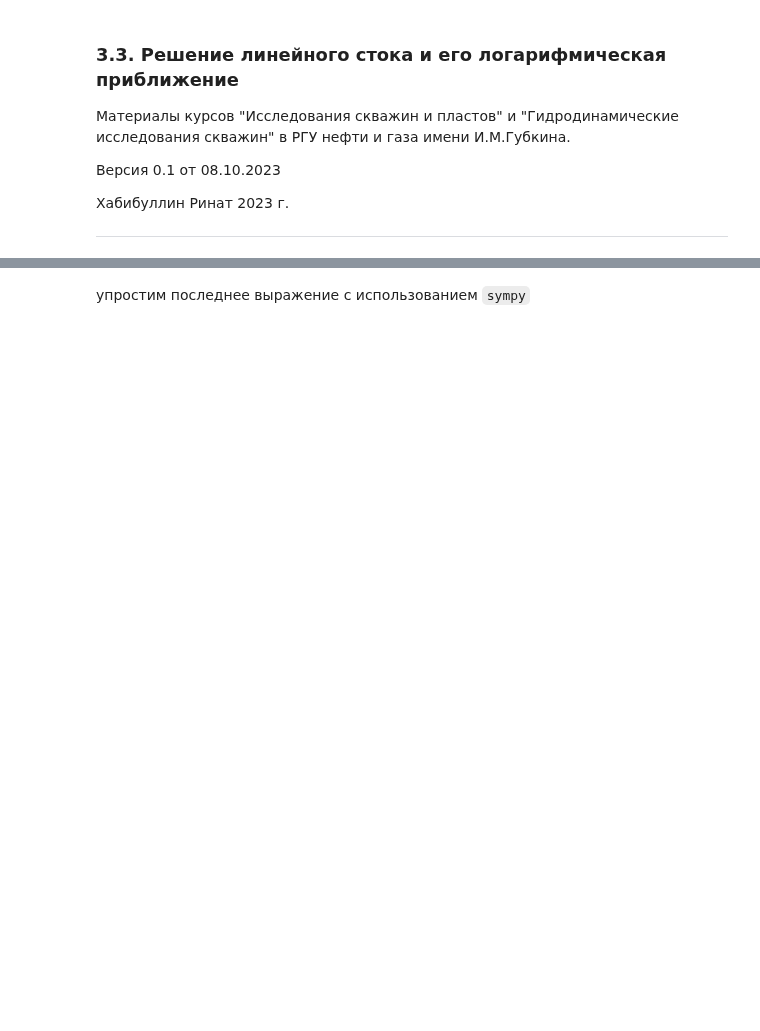
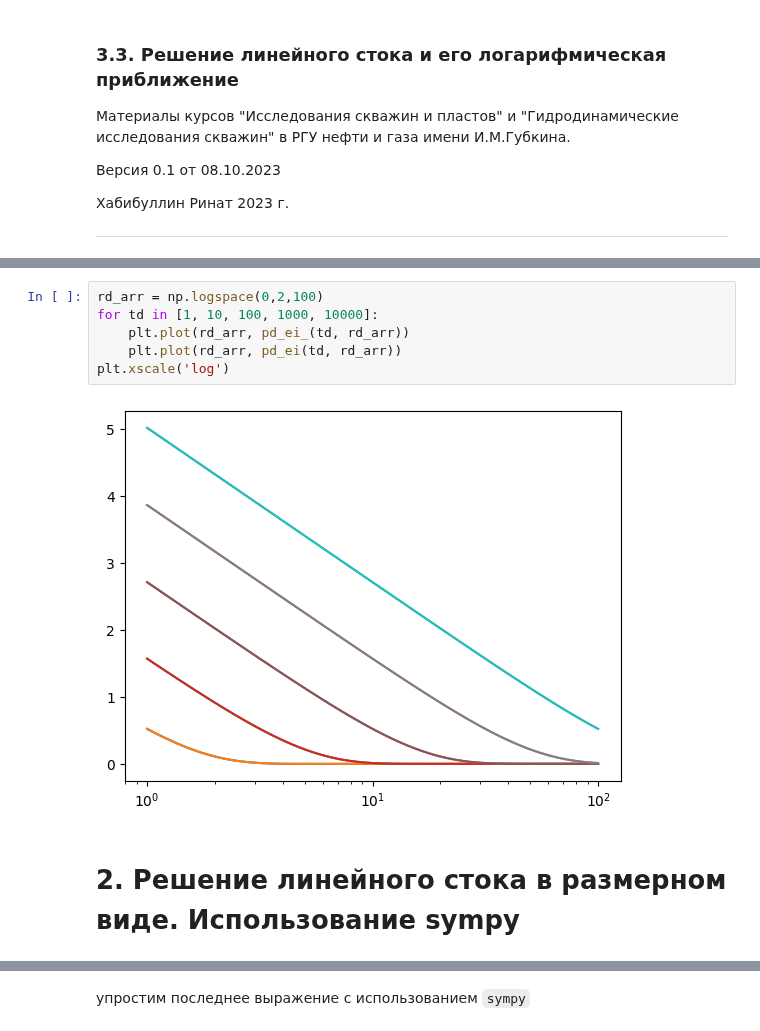
Before and after one commit to khabibullinra/welltest_examples, a Jupyter notebook: examples/03_03_line_source_solution_log_approximation.ipynb, the cells around one changed output, grey strips where cells are left out. Cells and saved outputs as stored; diff of their text form; blank space fills up the shorter version.

```diff
--- a/examples/03_03_line_source_solution_log_approximation.ipynb
+++ b/examples/03_03_line_source_solution_log_approximation.ipynb
@@ -23 +91,11 @@ import scipy.special as sc
+# %%
+rd_arr = np.logspace(0,2,100)
+for td in [1, 10, 100, 1000, 10000]:
+    plt.plot(rd_arr, pd_ei_(td, rd_arr))
+    plt.plot(rd_arr, pd_ei(td, rd_arr))
+plt.xscale('log')
+# %% [output]
+[figure, added]
+# %% [markdown]
+# 2. Решение линейного стока в размерном виде. Использование sympy <a class="anchor" id="332"></a>
 # %% [markdown]
```
Also changed, not shown: parts of 44 cells of this notebook, 9 other files.
